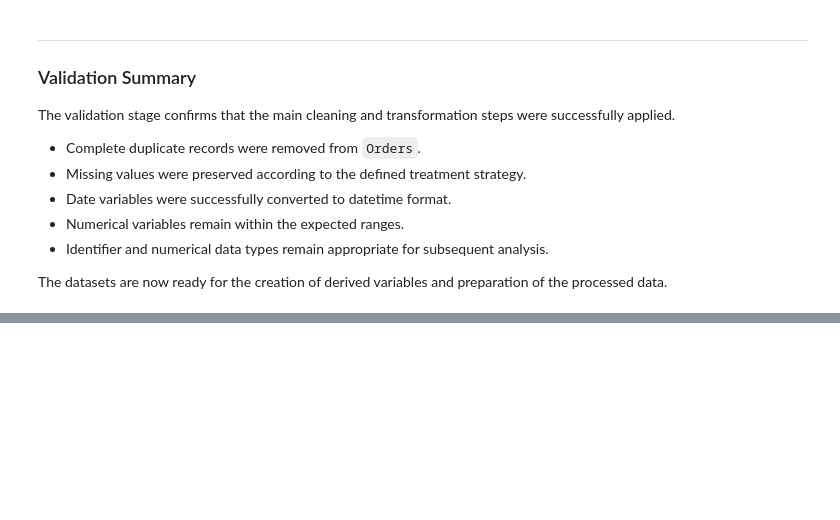
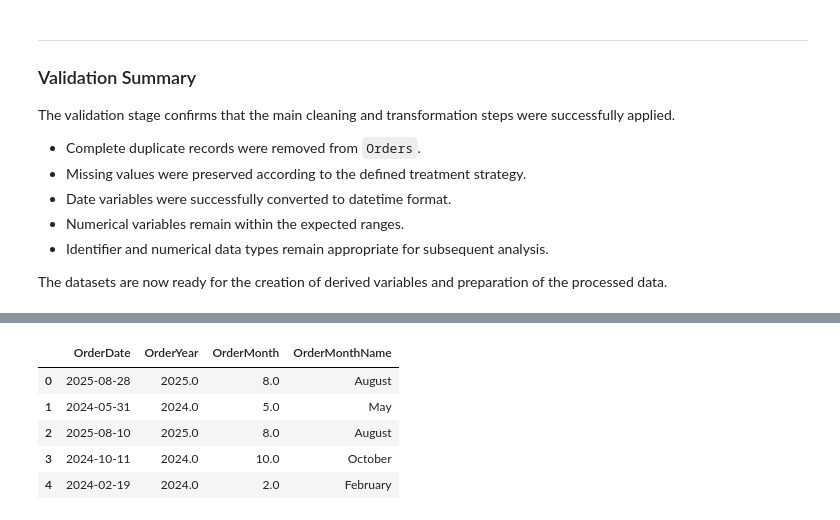
Before and after one commit to IsacFreitaas/ecommerce-business-analytics, a Jupyter notebook: notebooks/02_data_cleaning.ipynb, the cells around one changed output, grey strips where cells are left out. Saved outputs shown, nothing was run; the diff lists cells and outputs as text; code cells hidden in the pictures; blank space fills up the shorter version.

```diff
--- a/notebooks/02_data_cleaning.ipynb
+++ b/notebooks/02_data_cleaning.ipynb
@@ -658,0 +676,11 @@ The datasets are now ready for the creation of derived variables and preparation
+# %%
+orders[
+    ["OrderDate", "OrderYear", "OrderMonth", "OrderMonthName"]
+].head()
+# %% [output]
+|  | OrderDate | OrderYear | OrderMonth | OrderMonthName |
+| 0 | 2025-08-28 | 2025.0 | 8.0 | August |
+| 1 | 2024-05-31 | 2024.0 | 5.0 | May |
+| 2 | 2025-08-10 | 2025.0 | 8.0 | August |
+| 3 | 2024-10-11 | 2024.0 | 10.0 | October |
+| 4 | 2024-02-19 | 2024.0 | 2.0 | February |
```
Also changed, not shown: parts of 20 cells of this notebook.
